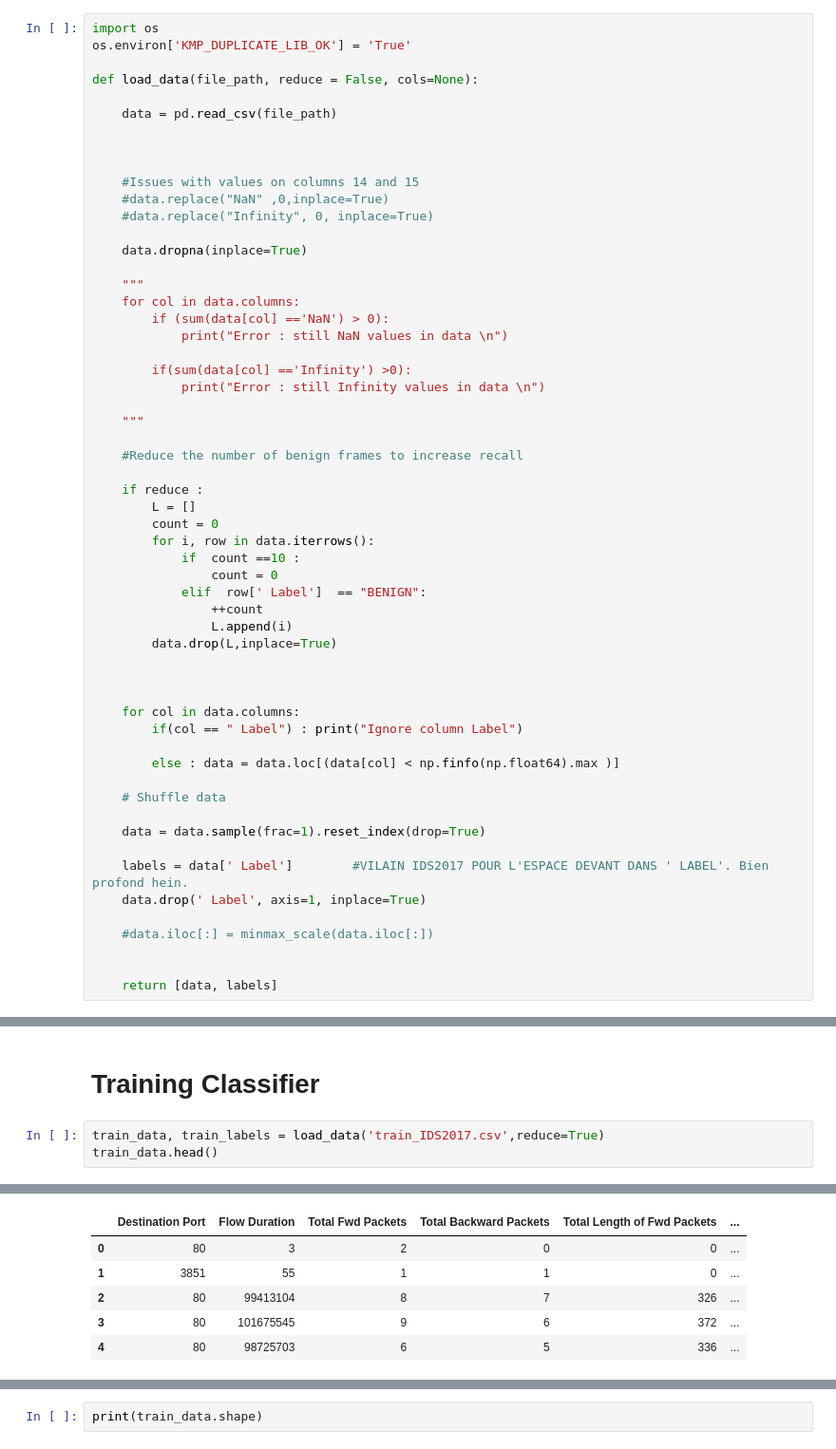
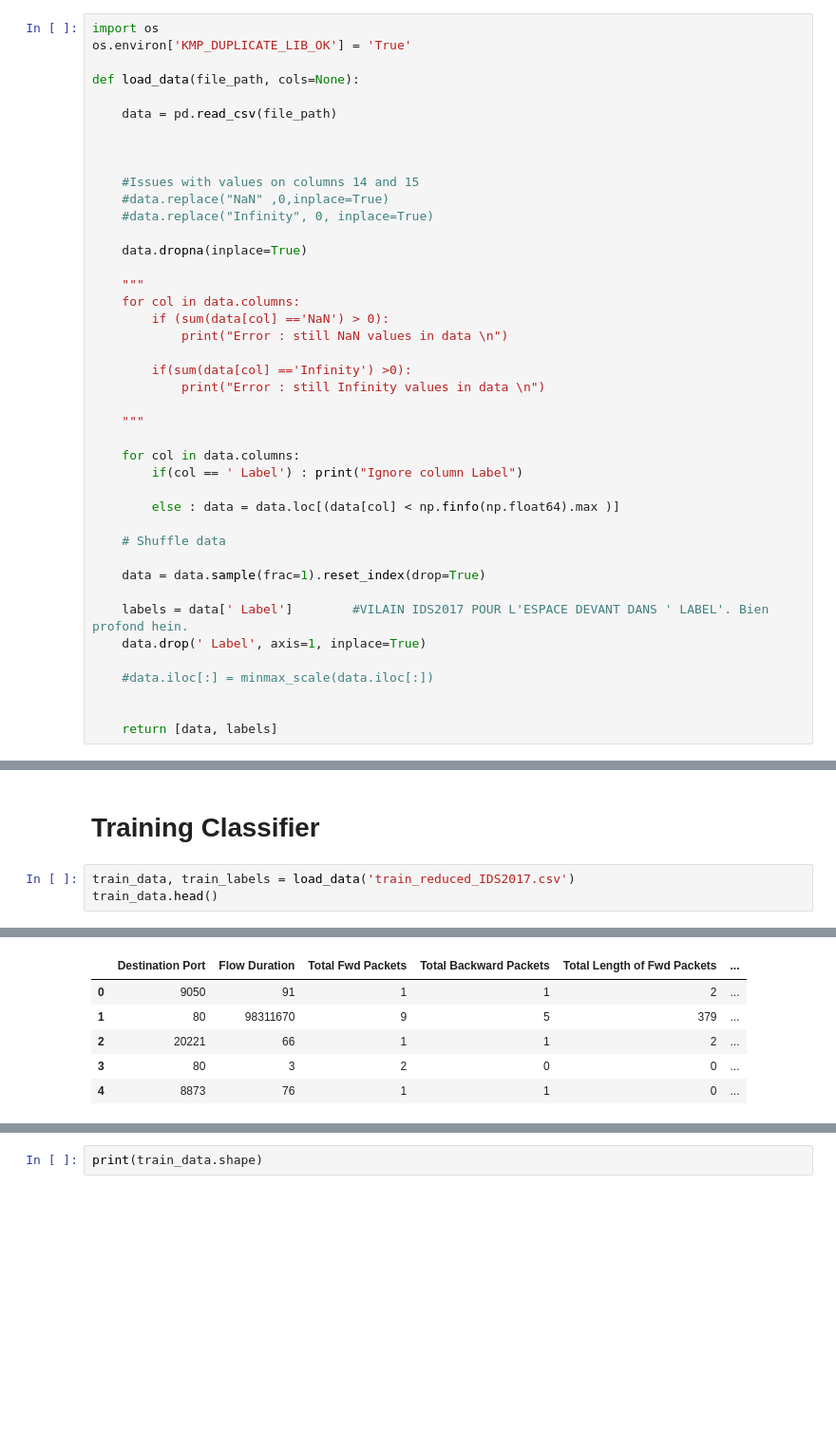
Before and after one commit to CyBearStudio/NeuralNetworkNSL-KDD, a Jupyter notebook: NeuralNetworks.ipynb, the cells around one changed output, grey strips where cells are left out. Shown at 95% size. Drawn from its saved outputs; the diff is of its cells as text; blank space fills up the shorter version.

Commit message:
working on benign reduction

```diff
--- a/NeuralNetworks.ipynb
+++ b/NeuralNetworks.ipynb
@@ -15,7 +15,7 @@ Define a data loading function, categorical variables are converted into numeric
 import os
 os.environ['KMP_DUPLICATE_LIB_OK'] = 'True'
 
-def load_data(file_path, reduce = False, cols=None):
+def load_data(file_path, cols=None):
 
     data = pd.read_csv(file_path)
 
@@ -37,23 +37,8 @@ def load_data(file_path, reduce = False, cols=None):
 
     """
 
-    #Reduce the number of benign frames to increase recall
-
-    if reduce :
-        L = []
-        count = 0
-        for i, row in data.iterrows():
-            if  count ==10 :
-                count = 0
-            elif  row[' Label']  == "BENIGN":
-                ++count
-                L.append(i)
-        data.drop(L,inplace=True)
-
-
-
     for col in data.columns:
-        if(col == " Label") : print("Ignore column Label")
+        if(col == ' Label') : print("Ignore column Label")
 
         else : data = data.loc[(data[col] < np.finfo(np.float64).max )]
 
@@ -261,16 +239,16 @@ def test_clf(test_data, test_labels, clf):
 # %% [markdown]
 # Training Classifier
 # %%
-train_data, train_labels = load_data('train_IDS2017.csv',reduce=True)
+train_data, train_labels = load_data('train_reduced_IDS2017.csv')
 train_data.head()
 # %% [output]
 Ignore column Label
 |  | Destination Port | Flow Duration | Total Fwd Packets | Total Backward Packets | Total Length of Fwd Packets | ... |
-| 0 | 80 | 3 | 2 | 0 | 0 | ... |
-| 1 | 3851 | 55 | 1 | 1 | 0 | ... |
-| 2 | 80 | 99413104 | 8 | 7 | 326 | ... |
-| 3 | 80 | 101675545 | 9 | 6 | 372 | ... |
-| 4 | 80 | 98725703 | 6 | 5 | 336 | ... |
+| 0 | 9050 | 91 | 1 | 1 | 2 | ... |
+| 1 | 80 | 98311670 | 9 | 5 | 379 | ... |
+| 2 | 20221 | 66 | 1 | 1 | 2 | ... |
+| 3 | 80 | 3 | 2 | 0 | 0 | ... |
+| 4 | 8873 | 76 | 1 | 1 | 0 | ... |
 5 rows × 78 columns
 # %%
 print(train_data.shape)
```
Also changed, not shown: parts of 8 cells of this notebook.
